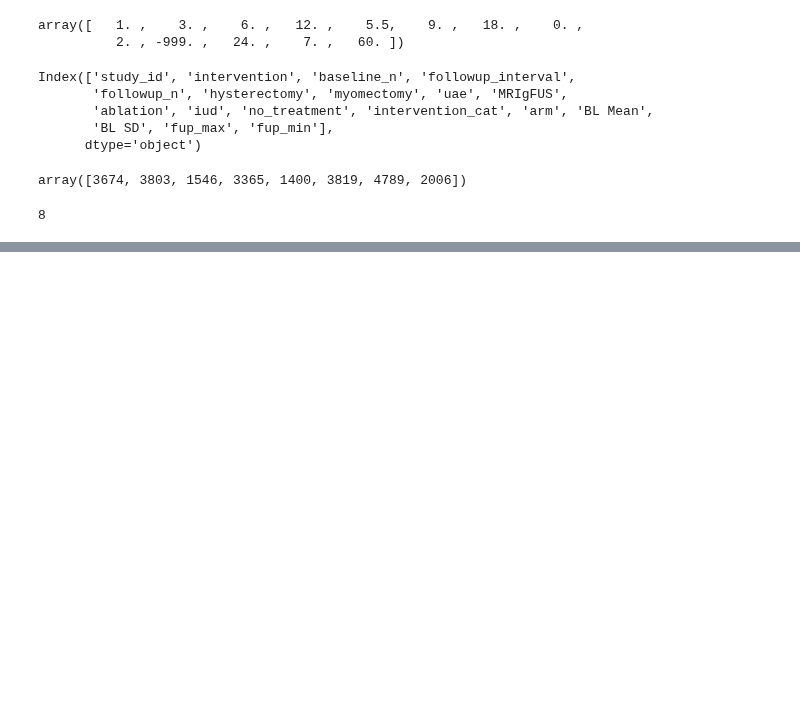
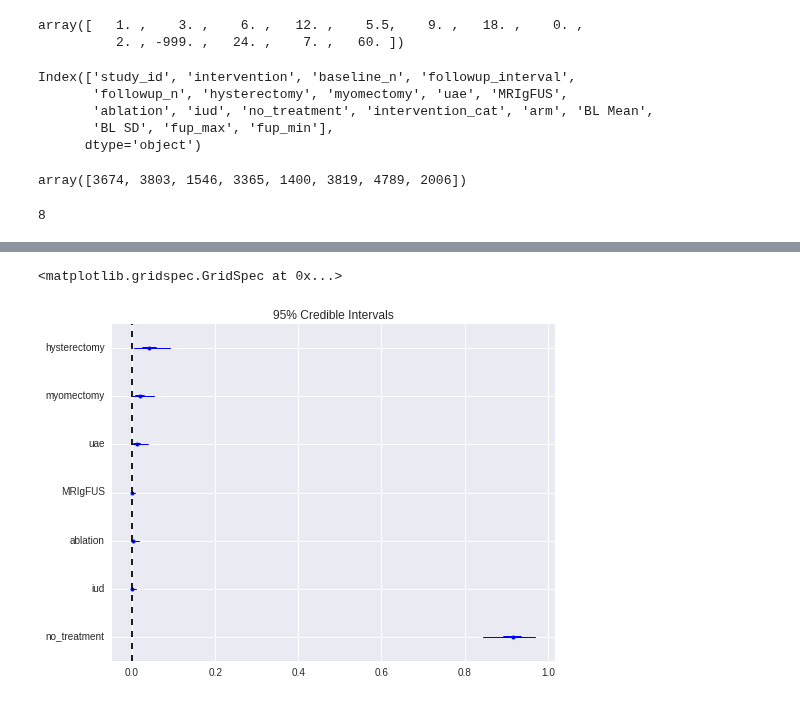
Before and after one commit to VanderbiltPopHealthSci/uterine_fibroids_MA, a Jupyter notebook: UF Interventions Meta-analysis.ipynb, the cells around one changed output, grey strips where cells are left out. Saved outputs shown, nothing was run; the diff lists cells and outputs as text; code cells hidden in the pictures; blank space fills up the shorter version.

```diff
--- a/UF Interventions Meta-analysis.ipynb
+++ b/UF Interventions Meta-analysis.ipynb
@@ -401,0 +423,5 @@ trace_uae['p_6']
+# %%
+pm.forestplot(trace_uae, vars=['p_6'], ylabels=plot_labels)
+# %% [output]
+<matplotlib.gridspec.GridSpec at 0x...>
+[figure, added]
```
Also changed, not shown: parts of 18 cells of this notebook.
